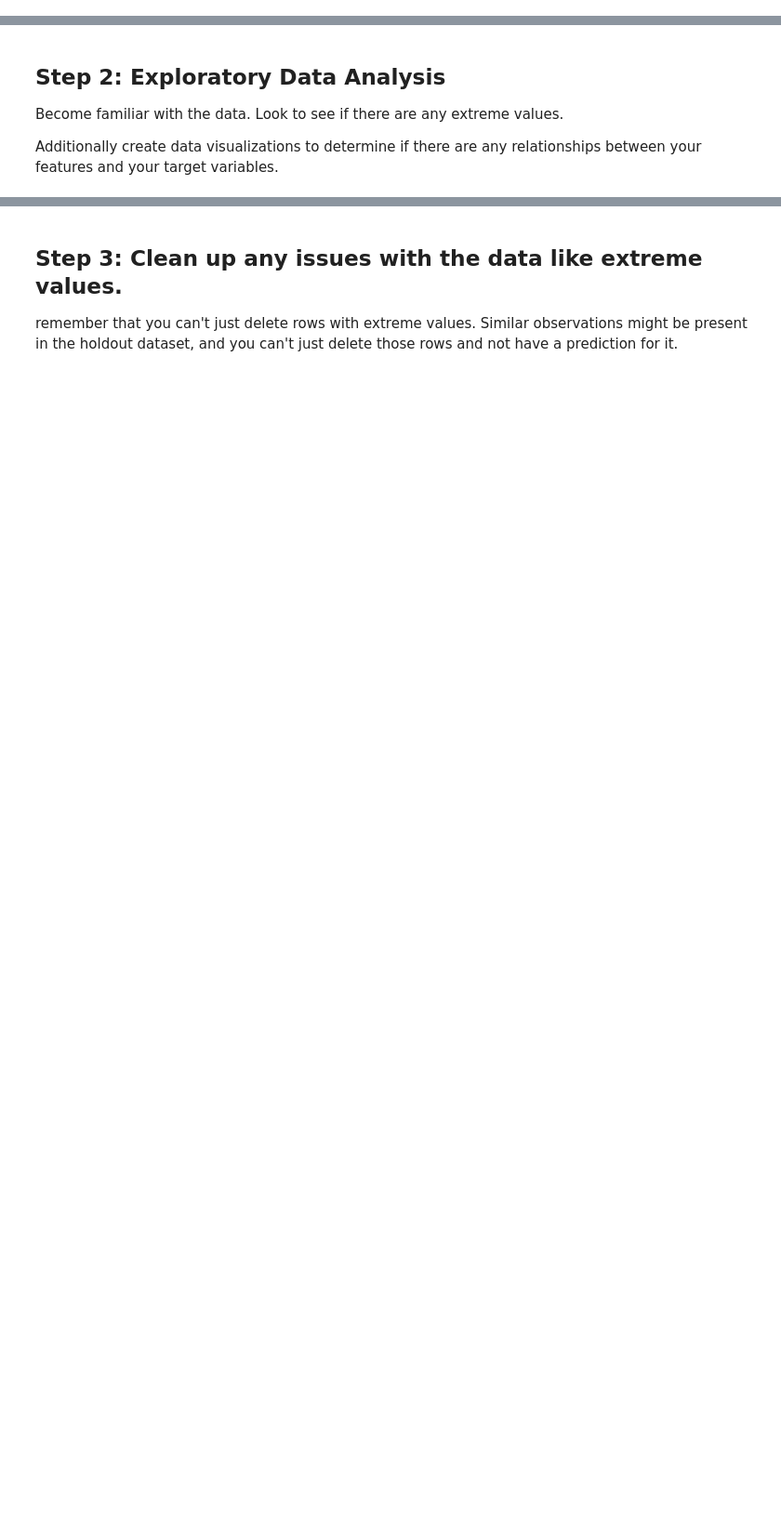
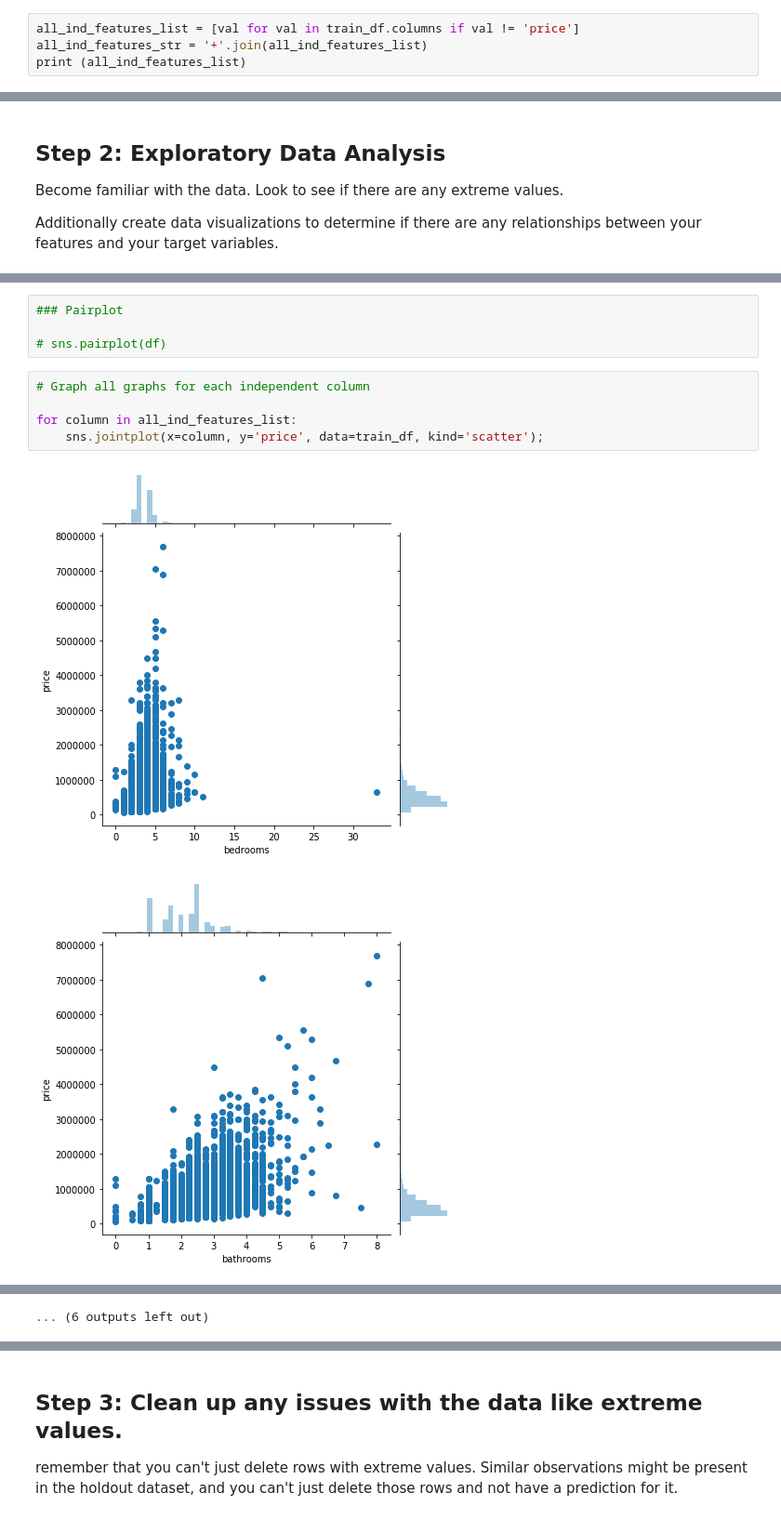
Before and after one commit to wooyounghong/House_price_predictions_bakeoff, a Jupyter notebook: Wayne_Modeling_Process.ipynb, the cells around one changed output, grey strips where cells are left out. Shown at 93% size. Drawn from its saved outputs; the diff is of its cells as text; blank space fills up the shorter version.

Commit message:
data cleaning

```diff
--- a/Wayne_Modeling_Process.ipynb
+++ b/Wayne_Modeling_Process.ipynb
@@ -34,0 +89,4 @@ Index(['id', 'date', 'price', 'bedrooms', 'bathrooms', 'sqft_living',
+# %%
+all_ind_features_list = [val for val in train_df.columns if val != 'price']
+all_ind_features_str = '+'.join(all_ind_features_list)
+print (all_ind_features_list)
@@ -40,0 +156,12 @@ Additionally create data visualizations to determine if there are any relationsh
+# %%
+### Pairplot
+
+# sns.pairplot(df)
+# %%
+# Graph all graphs for each independent column
+
+for column in all_ind_features_list:
+    sns.jointplot(x=column, y='price', data=train_df, kind='scatter');
+# %% [output]
+[figure, added]
+[figure, added]
@@ -40,0 +178 @@ Additionally create data visualizations to determine if there are any relationsh
+... (6 outputs left out)
```
Also changed, not shown: parts of 45 cells of this notebook.
